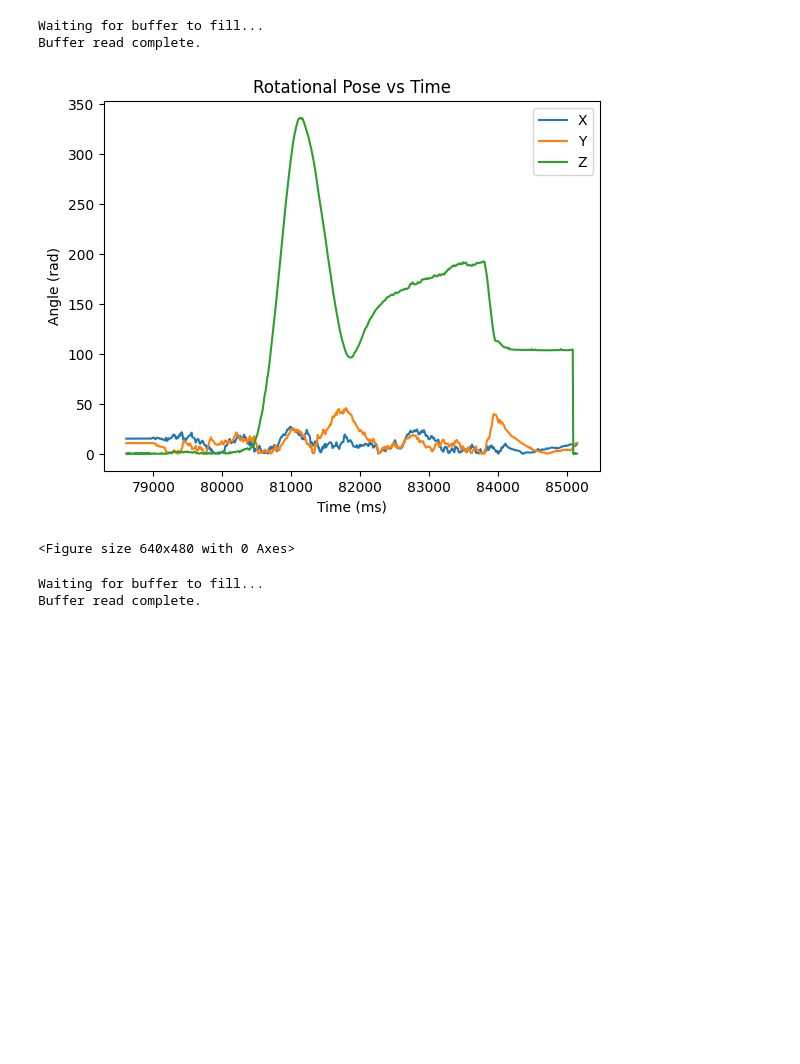
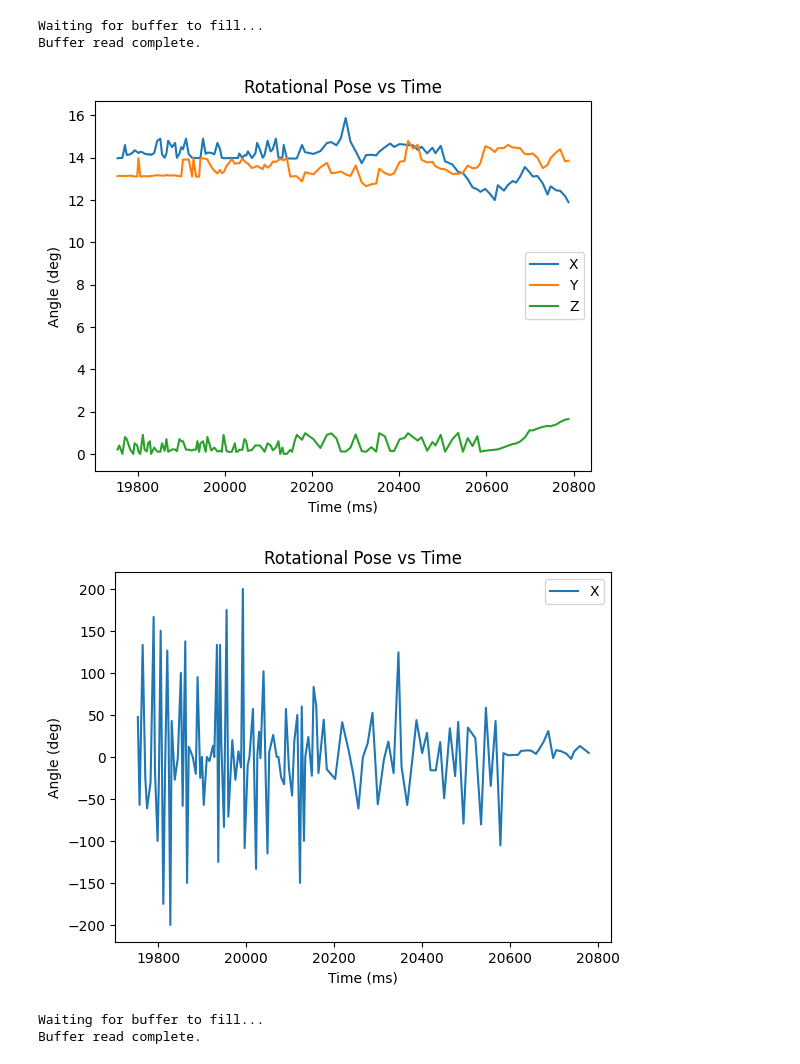
Before and after one commit to usedhondacivic/FAST-ROBOTS-2023, a Jupyter notebook: python/lab_8.ipynb, the cells around one changed output. Cells and saved outputs as stored; diff of their text form; code cells hidden in the pictures; blank space fills up the shorter version.

```diff
--- a/python/lab_8.ipynb
+++ b/python/lab_8.ipynb
@@ -105,20 +105,27 @@ Waiting for buffer to fill...
 Buffer read complete.
 # %%
 pose = np.array(pose).astype(float)
+pose = pose[0:-100, :]
 #pose = np.load("pose_lab_6.npy")
 plt.plot(pose[:, 0], pose[:, 1])
 plt.plot(pose[:, 0], pose[:, 2])
 plt.plot(pose[:, 0], pose[:, 3])
 plt.xlabel("Time (ms)")
-plt.ylabel("Angle (rad)")
+plt.ylabel("Angle (deg)")
 plt.title("Rotational Pose vs Time")
 plt.legend(["X", "Y", "Z"])
 plt.show()
-plt.savefig('pose_time_3.png')
+delta = pose[1:pose.shape[0]] - pose[0:-1, :]
+plt.plot(pose[0:-1, 0], (delta[:, 3] / delta[:, 0]) * 1000)
+plt.xlabel("Time (ms)")
+plt.ylabel("Angle (deg)")
+plt.title("Rotational Pose vs Time")
+plt.legend(["X", "Y", "Z"])
+plt.show()
 #np.save("new_pose_lab_7", pose)
 # %% [output]
-[figure, old version]
+[figure, new version]
-<Figure size 640x480 with 0 Axes>
+[figure, added]
 # %%
 CURR_LOG_ARRAY = motor
 ble.send_command(CMD.RETRIEVE_BUFFER, "MOTOR")
```
Also changed, not shown: parts of 2 cells of this notebook, 23 other files.
